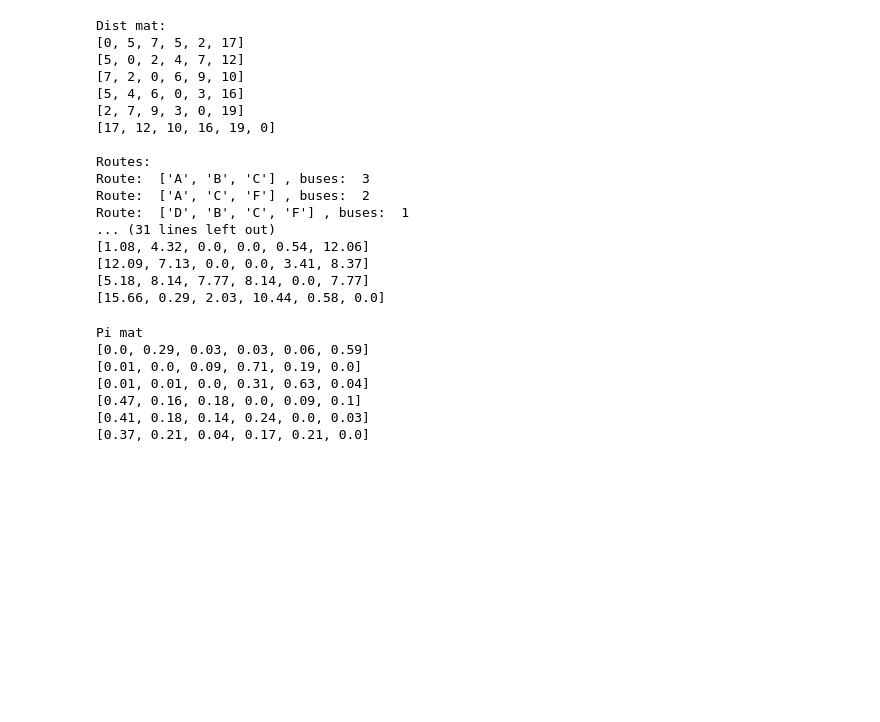
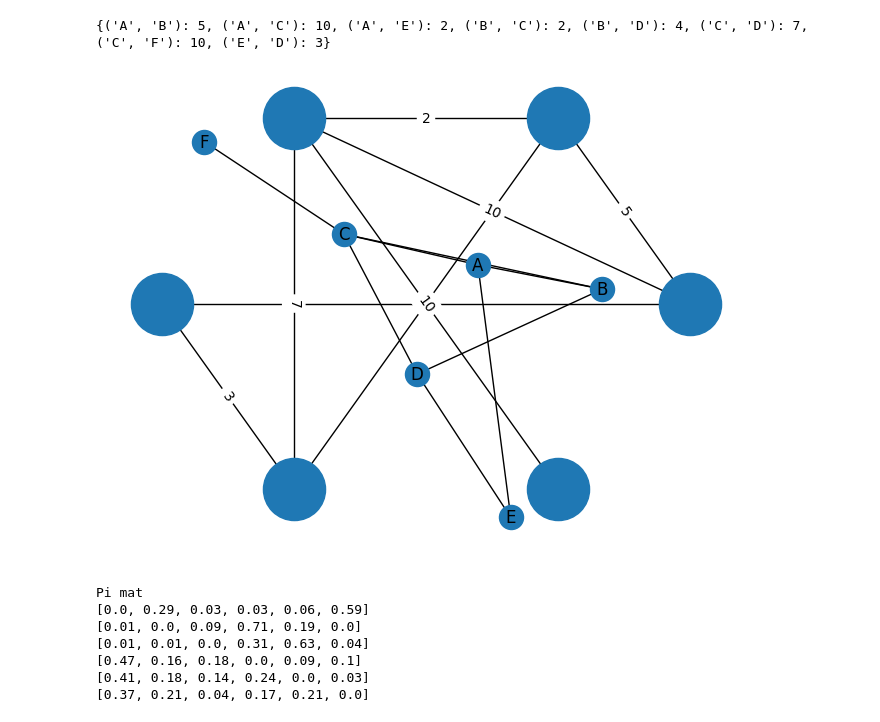
Before and after one commit to denisdubovikov/TransportPaths, a Jupyter notebook: Transport paths.ipynb, the cells around one changed output. Saved outputs shown, nothing was run; the diff lists cells and outputs as text; code cells hidden in the pictures; blank space fills up the shorter version.

```diff
--- a/Transport paths.ipynb
+++ b/Transport paths.ipynb
@@ -1,5 +1,7 @@
 # %%
 import random
+import networkx as nx
+import matplotlib.pyplot as plt
 
 class Route:
 
@@ -46,6 +48,25 @@ class Graph:
         for i in range(len(self.nodes)):
             self.nodes[i].index = i
             self.lambda_vec[i] = random.randint(10, 50)
+
+    def plot_graph(self):
+        G=nx.Graph()
+        elist = []
+        for row in range(len(self.nodes)):
+            for col in range(len(self.nodes)):
+                if self.adj_mat[row][col] != 0:
+                    elist.append((self.nodes[row].data, self.nodes[col].data, self.adj_mat[row][col]))
+        G.add_weighted_edges_from(elist)
+        pos = nx.circular_layout(G)
+        nx.draw(G, pos, node_size=2000)
+        nx.draw(G, with_labels = True)
+        node_labels = nx.get_node_attributes(G, "label")
+        nx.draw_networkx_labels(G, pos, labels=node_labels, font_size=10)
+        edge_labels = nx.get_edge_attributes(G, "weight")
+        print(edge_labels)
+        nx.draw_networkx_edge_labels(G, pos, edge_labels=edge_labels)
+
+        plt.show()
 
     # Генерация вектора интенсивностей прибытия пассажиров на каждую остановку
     # Аргументы randint - условно, минимальное и максимальное число возможной интенсивности прихода пассажиров
@@ -331,57 +352,44 @@ w_graph.connect(b, c, 2)
 w_graph.connect(b, d, 4)
 w_graph.connect(c, d, 7)
 w_graph.connect(c, f, 10)
 w_graph.connect(d, e, 3)
 
 # Вычисляем кратчайшие расстояния
 w_graph.calculate_dist_mat()
-w_graph.print_dist_mat()
+# w_graph.print_dist_mat()
 
 
 # Руками задаём маршруты, 2-й аргумент - кол-во автобусов на маршруте - предмет оптимизации
 routes = []
 routes.append(Route([a, b, c], 3))
 routes.append(Route([a, c, f], 2))
 routes.append(Route([d, b, c, f], 1))
 routes.append(Route([f, c, a, e], 1))
 routes.append(Route([d, e, a, c, b], 2))
 
 w_graph.routes = routes
 
 w_graph.fulfill_buses_count_mat()
 
-w_graph.print_routes()
+# w_graph.print_routes()
 
-w_graph.print_buses_count_mat()
+# w_graph.print_buses_count_mat()
 
 T = 10 # не влияет на результат после оптимизации, по идее))0)
 w_graph.fulfill_waiting_time_mat(T)
-w_graph.print_waiting_time_mat()
+# w_graph.print_waiting_time_mat()
 
 w_graph.generate_pi_mat()
-w_graph.print_pi_mat()
+# w_graph.print_pi_mat()
 
 w_graph.calculate_pi_adj_mat()
-print(w_graph.lambda_vec)
-w_graph.print_pi_adj_mat()
+# print(w_graph.lambda_vec)
+# w_graph.print_pi_adj_mat()
+
+w_graph.plot_graph()
 # %% [output]
-Dist mat:
-[0, 5, 7, 5, 2, 17]
-[5, 0, 2, 4, 7, 12]
-[7, 2, 0, 6, 9, 10]
-[5, 4, 6, 0, 3, 16]
-[2, 7, 9, 3, 0, 19]
-[17, 12, 10, 16, 19, 0]
-
-Routes:
-Route:  ['A', 'B', 'C'] , buses:  3
-Route:  ['A', 'C', 'F'] , buses:  2
-Route:  ['D', 'B', 'C', 'F'] , buses:  1
-... (31 lines left out)
-[1.08, 4.32, 0.0, 0.0, 0.54, 12.06]
-[12.09, 7.13, 0.0, 0.0, 3.41, 8.37]
-[5.18, 8.14, 7.77, 8.14, 0.0, 7.77]
-[15.66, 0.29, 2.03, 10.44, 0.58, 0.0]
+{('A', 'B'): 5, ('A', 'C'): 10, ('A', 'E'): 2, ('B', 'C'): 2, ('B', 'D'): 4, ('C', 'D'): 7, ('C', 'F'): 10, ('E', 'D'): 3}
+[figure, added]
 # %%
 w_graph.generate_pi_mat()
 w_graph.print_pi_mat()
```
Also changed, not shown: 1 other file.
